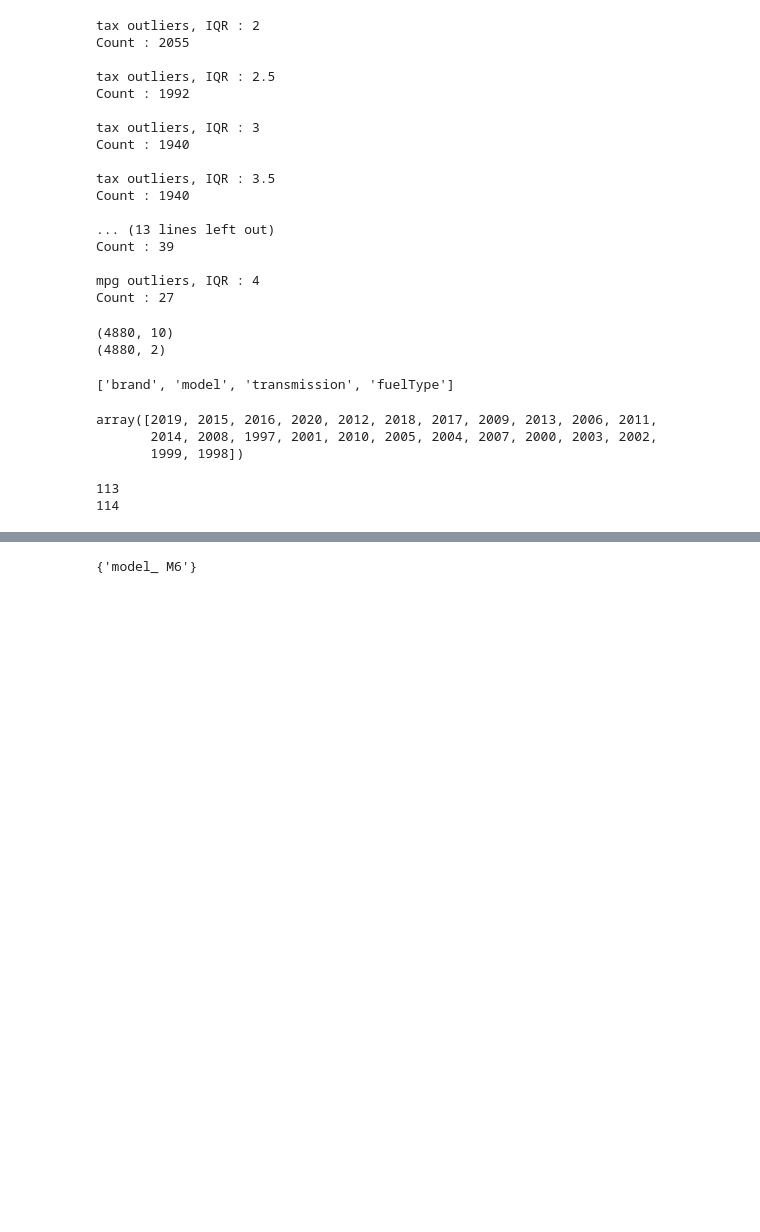
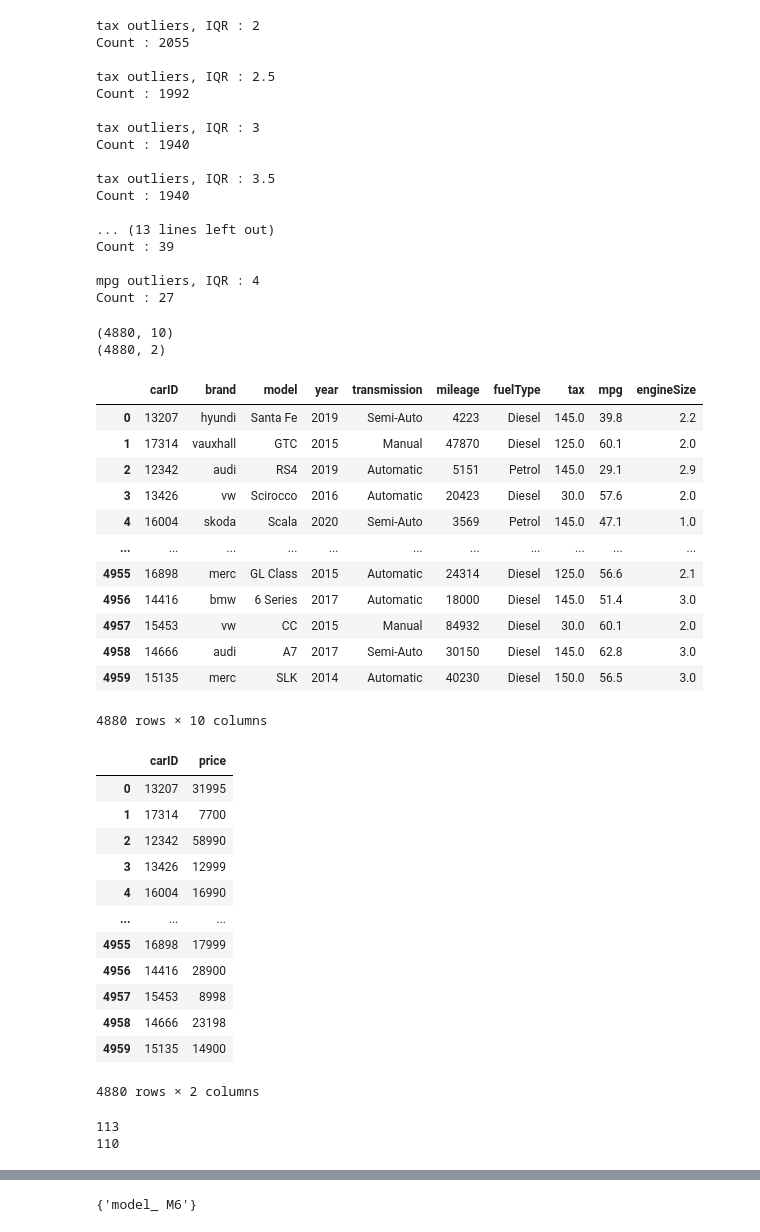
Before and after one commit to fa-ina-tic/report, a Jupyter notebook: UsedCarPriceRegression/UsedCarPractice.ipynb, the cells around one changed output, grey strips where cells are left out. Cells and saved outputs as stored; diff of their text form; code cells hidden in the pictures; blank space fills up the shorter version.

```diff
--- a/UsedCarPriceRegression/UsedCarPractice.ipynb
+++ b/UsedCarPriceRegression/UsedCarPractice.ipynb
@@ -292,26 +292,46 @@ print(y_train.shape) # (4880, 2)
 # %% [output]
 (4880, 10)
 (4880, 2)
-# %%
-cate_col
-# %% [output]
-['brand', 'model', 'transmission', 'fuelType']
-# %%
-x_train['year'].unique()
-# %% [output]
-array([2019, 2015, 2016, 2020, 2012, 2018, 2017, 2009, 2013, 2006, 2011,
-       2014, 2008, 1997, 2001, 2010, 2005, 2004, 2007, 2000, 2003, 2002,
-       1999, 1998])
+# %%
+X_train = pd.read_csv("https://raw.githubusercontent.com/Datamanim/datarepo/main/carsprice/X_train.csv")
+
+outliers = set(X_train.index) - set(x_train.index)
+x_train = X_train.drop(outliers)
+# %% [output]
+|  | carID | brand | model | year | transmission | mileage | fuelType | tax | mpg | engineSize |
+| 0 | 13207 | hyundi | Santa Fe | 2019 | Semi-Auto | 4223 | Diesel | 145.0 | 39.8 | 2.2 |
+| 1 | 17314 | vauxhall | GTC | 2015 | Manual | 47870 | Diesel | 125.0 | 60.1 | 2.0 |
+| 2 | 12342 | audi | RS4 | 2019 | Automatic | 5151 | Petrol | 145.0 | 29.1 | 2.9 |
+| 3 | 13426 | vw | Scirocco | 2016 | Automatic | 20423 | Diesel | 30.0 | 57.6 | 2.0 |
+| 4 | 16004 | skoda | Scala | 2020 | Semi-Auto | 3569 | Petrol | 145.0 | 47.1 | 1.0 |
+| ... | ... | ... | ... | ... | ... | ... | ... | ... | ... | ... |
+| 4955 | 16898 | merc | GL Class | 2015 | Automatic | 24314 | Diesel | 125.0 | 56.6 | 2.1 |
+| 4956 | 14416 | bmw | 6 Series | 2017 | Automatic | 18000 | Diesel | 145.0 | 51.4 | 3.0 |
+| 4957 | 15453 | vw | CC | 2015 | Manual | 84932 | Diesel | 30.0 | 60.1 | 2.0 |
+| 4958 | 14666 | audi | A7 | 2017 | Semi-Auto | 30150 | Diesel | 145.0 | 62.8 | 3.0 |
+| 4959 | 15135 | merc | SLK | 2014 | Automatic | 40230 | Diesel | 150.0 | 56.5 | 3.0 |
+4880 rows × 10 columns
+|  | carID | price |
+| 0 | 13207 | 31995 |
+| 1 | 17314 | 7700 |
+| 2 | 12342 | 58990 |
+| 3 | 13426 | 12999 |
+| 4 | 16004 | 16990 |
+| ... | ... | ... |
+| 4955 | 16898 | 17999 |
+| 4956 | 14416 | 28900 |
+| 4957 | 15453 | 8998 |
+| 4958 | 14666 | 23198 |
+| 4959 | 15135 | 14900 |
+4880 rows × 2 columns
 # %%
 x_test = pd.read_csv('https://raw.githubusercontent.com/Datamanim/datarepo/main/carsprice/X_test.csv')
-for i in posi_skewed:
-    x_test[i] = stats.boxcox(x_test[i]+1)[0]
 
 print(len(pd.get_dummies(x_test).columns))
 print(len(pd.get_dummies(x_train).columns))
 # %% [output]
 113
-114
+110
 # %%
 print(set(pd.get_dummies(x_test).columns) - set(pd.get_dummies(x_train).columns))
 # %% [output]
```
Also changed, not shown: parts of 10 cells of this notebook.
